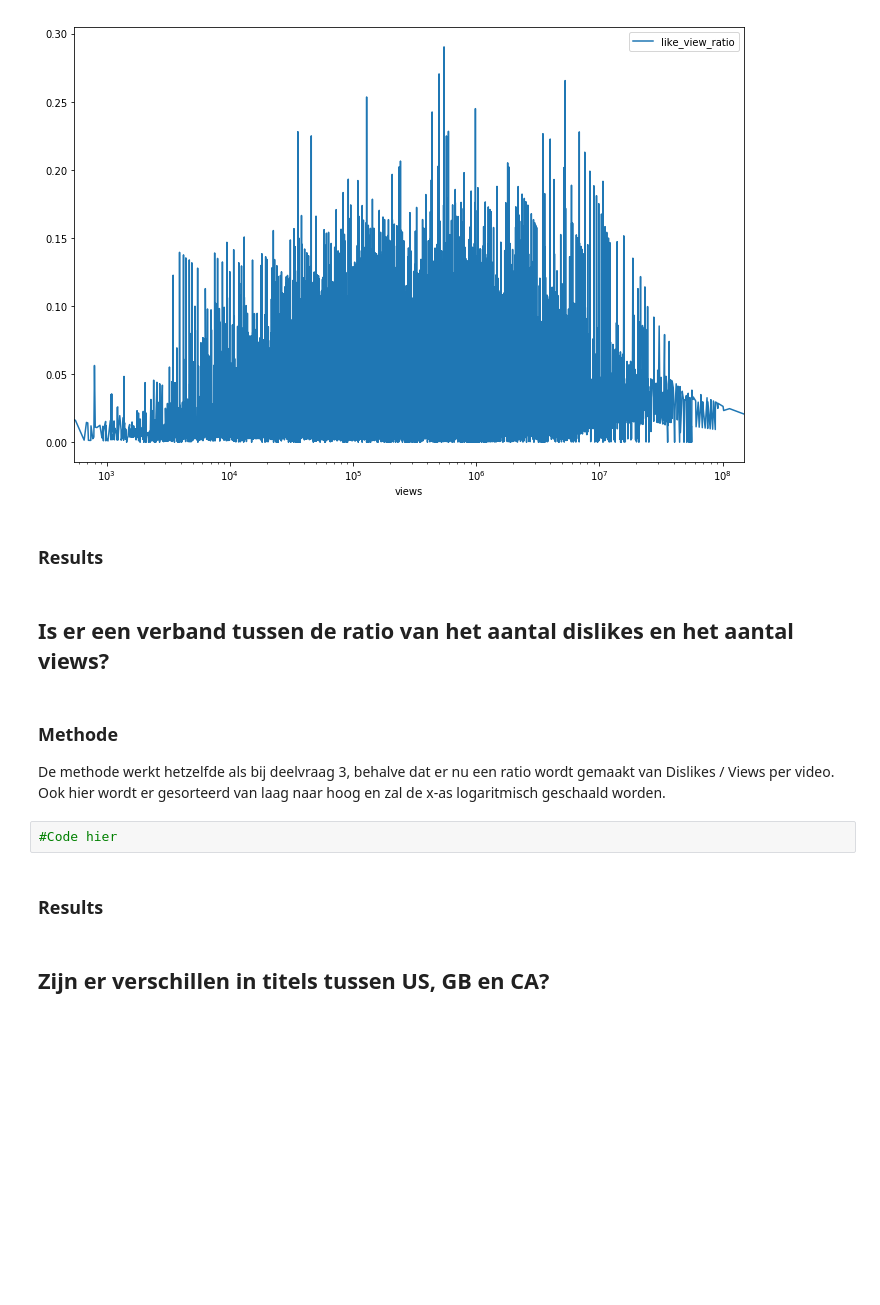
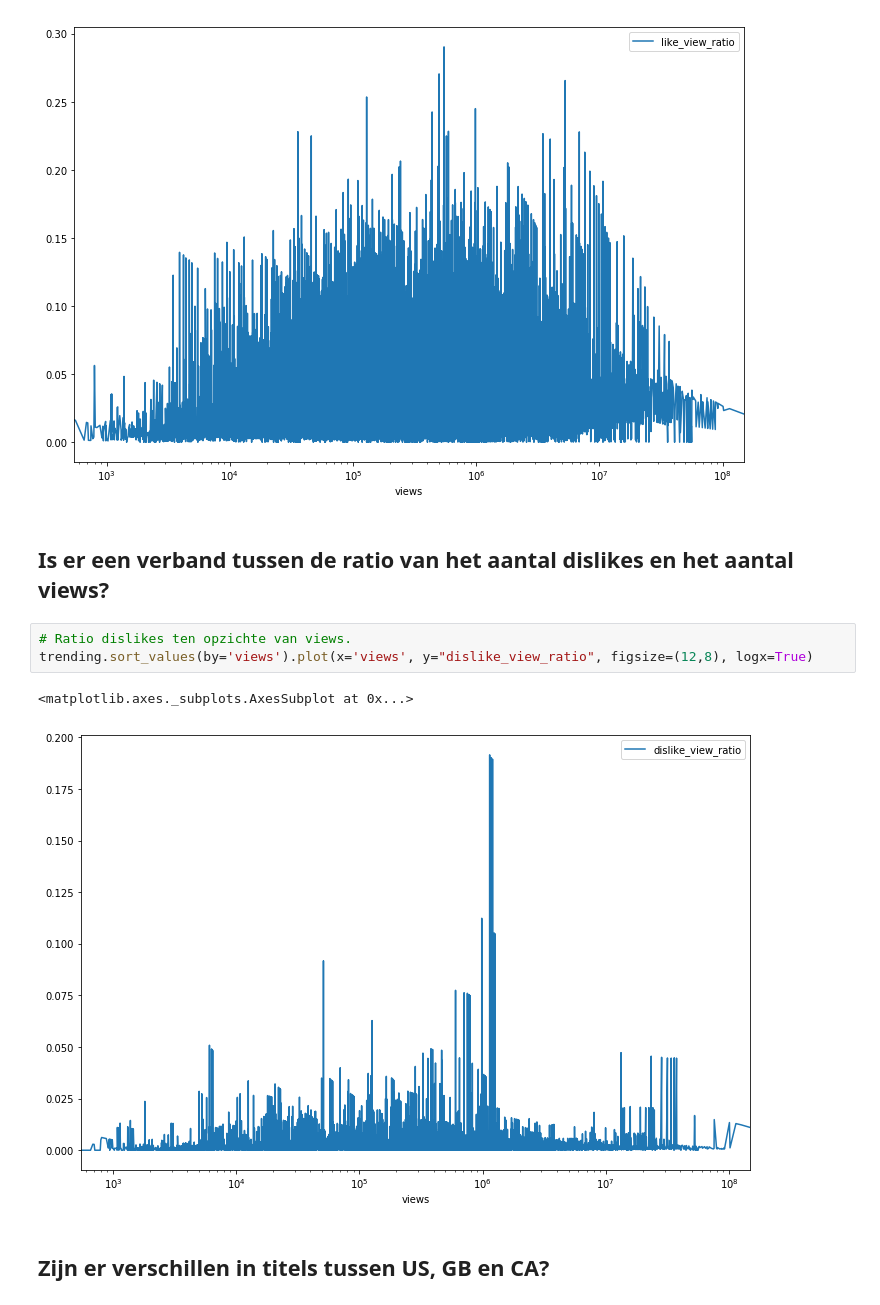
Before and after one commit to SandervWickeren/DataScience_YouTube, a Jupyter notebook: ResultsFile.ipynb, the cells around one changed output. Drawn from its saved outputs; the diff is of its cells as text; blank space fills up the shorter version.

```diff
--- a/ResultsFile.ipynb
+++ b/ResultsFile.ipynb
@@ -190,16 +192,13 @@ trending.sort_values(by='views').plot(x='views', y="like_view_ratio", figsize=(1
 # %% [output]
 <matplotlib.axes._subplots.AxesSubplot at 0x...>
 [figure]
-# %% [markdown]
-### Results
 # %% [markdown]
 ## Is er een verband tussen de ratio van het aantal dislikes en het aantal views?
-# %% [markdown]
-### Methode
-De methode werkt hetzelfde als bij deelvraag 3, behalve dat er nu een ratio wordt gemaakt van Dislikes / Views per video. Ook hier wordt er gesorteerd van laag naar hoog en zal de x-as logaritmisch geschaald worden.
-# %%
-#Code hier
-# %% [markdown]
-### Results
+# %%
+# Ratio dislikes ten opzichte van views.
+trending.sort_values(by='views').plot(x='views', y="dislike_view_ratio", figsize=(12,8), logx=True)
+# %% [output]
+<matplotlib.axes._subplots.AxesSubplot at 0x...>
+[figure, added]
 # %% [markdown]
 ## Zijn er verschillen in titels tussen US, GB en CA?
```
Also changed, not shown: parts of 20 cells of this notebook.
